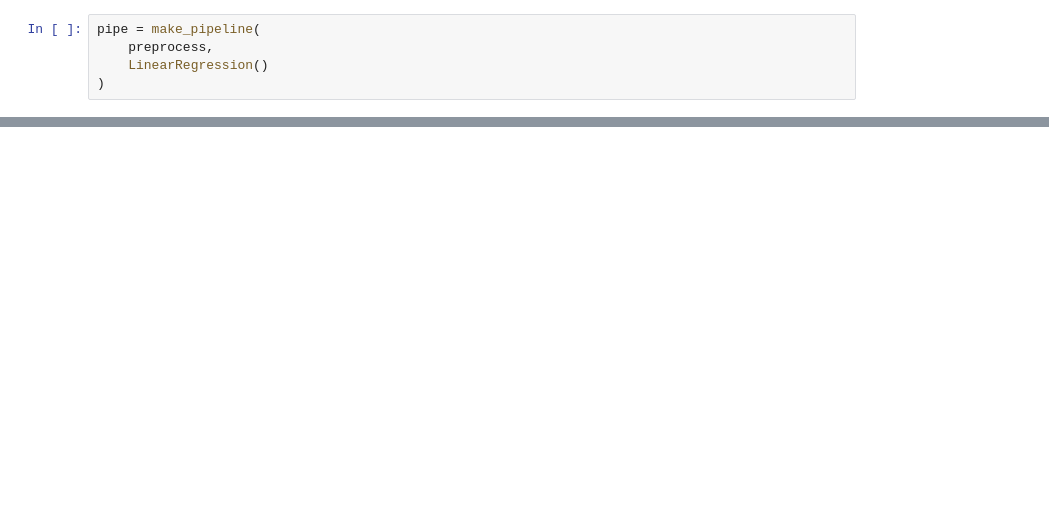
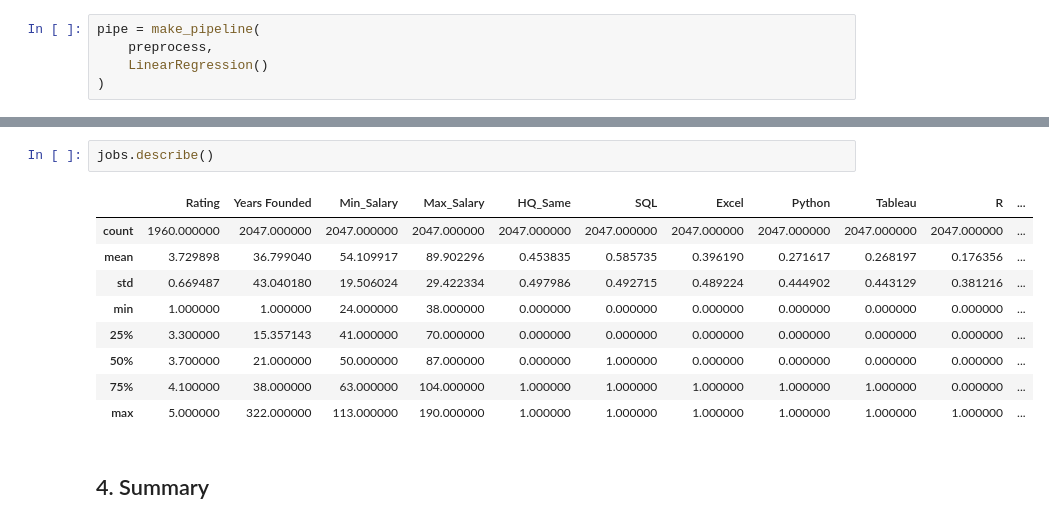
Before and after one commit to abbybby/CapstoneTwo_JobSalaryPrediction, a Jupyter notebook: Pre-processing & Training Data Development.ipynb, the cells around one changed output, grey strips where cells are left out. Cells and saved outputs as stored; diff of their text form; blank space fills up the shorter version.

```diff
--- a/Pre-processing & Training Data Development.ipynb
+++ b/Pre-processing & Training Data Development.ipynb
@@ -196,0 +273,14 @@ ValueError: could not convert string to float: 'Heartland Payment Systems'
+# %%
+jobs.describe()
+# %% [output]
+|  | Rating | Years Founded | Min_Salary | Max_Salary | HQ_Same | SQL | Excel | Python | Tableau | R | ... |
+| count | 1960.000000 | 2047.000000 | 2047.000000 | 2047.000000 | 2047.000000 | 2047.000000 | 2047.000000 | 2047.000000 | 2047.000000 | 2047.000000 | ... |
+| mean | 3.729898 | 36.799040 | 54.109917 | 89.902296 | 0.453835 | 0.585735 | 0.396190 | 0.271617 | 0.268197 | 0.176356 | ... |
+| std | 0.669487 | 43.040180 | 19.506024 | 29.422334 | 0.497986 | 0.492715 | 0.489224 | 0.444902 | 0.443129 | 0.381216 | ... |
+| min | 1.000000 | 1.000000 | 24.000000 | 38.000000 | 0.000000 | 0.000000 | 0.000000 | 0.000000 | 0.000000 | 0.000000 | ... |
+| 25% | 3.300000 | 15.357143 | 41.000000 | 70.000000 | 0.000000 | 0.000000 | 0.000000 | 0.000000 | 0.000000 | 0.000000 | ... |
+| 50% | 3.700000 | 21.000000 | 50.000000 | 87.000000 | 0.000000 | 1.000000 | 0.000000 | 0.000000 | 0.000000 | 0.000000 | ... |
+| 75% | 4.100000 | 38.000000 | 63.000000 | 104.000000 | 1.000000 | 1.000000 | 1.000000 | 1.000000 | 1.000000 | 0.000000 | ... |
+| max | 5.000000 | 322.000000 | 113.000000 | 190.000000 | 1.000000 | 1.000000 | 1.000000 | 1.000000 | 1.000000 | 1.000000 | ... |
+# %% [markdown]
+## 4. Summary
```
Also changed, not shown: parts of 32 cells of this notebook.
